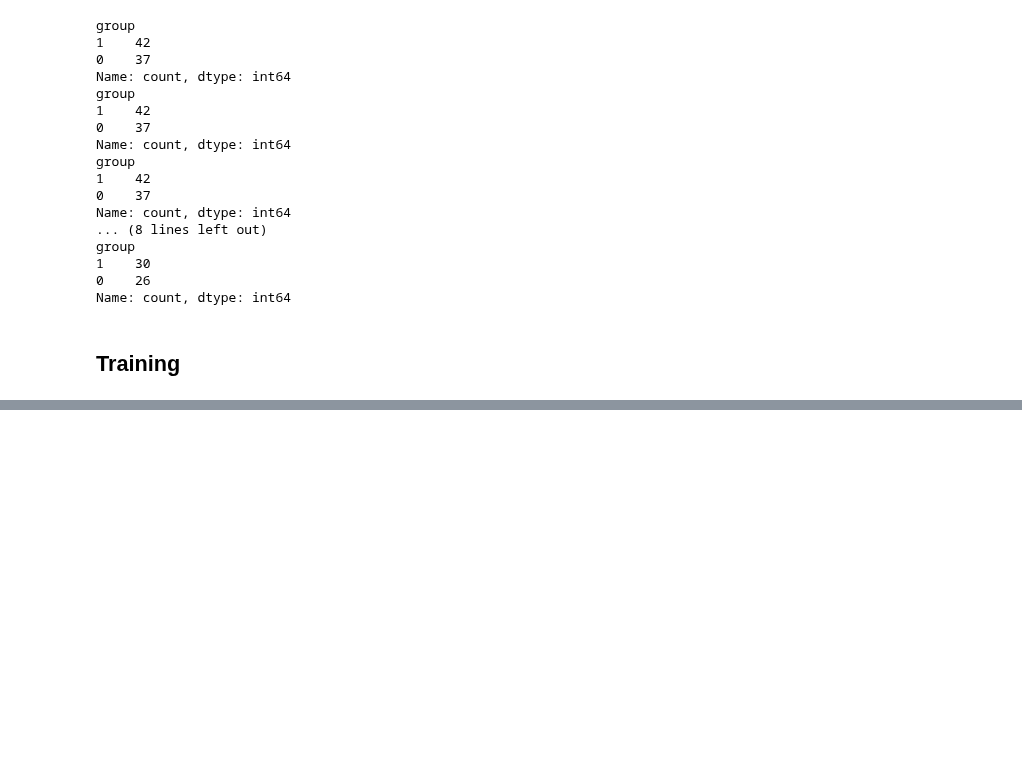
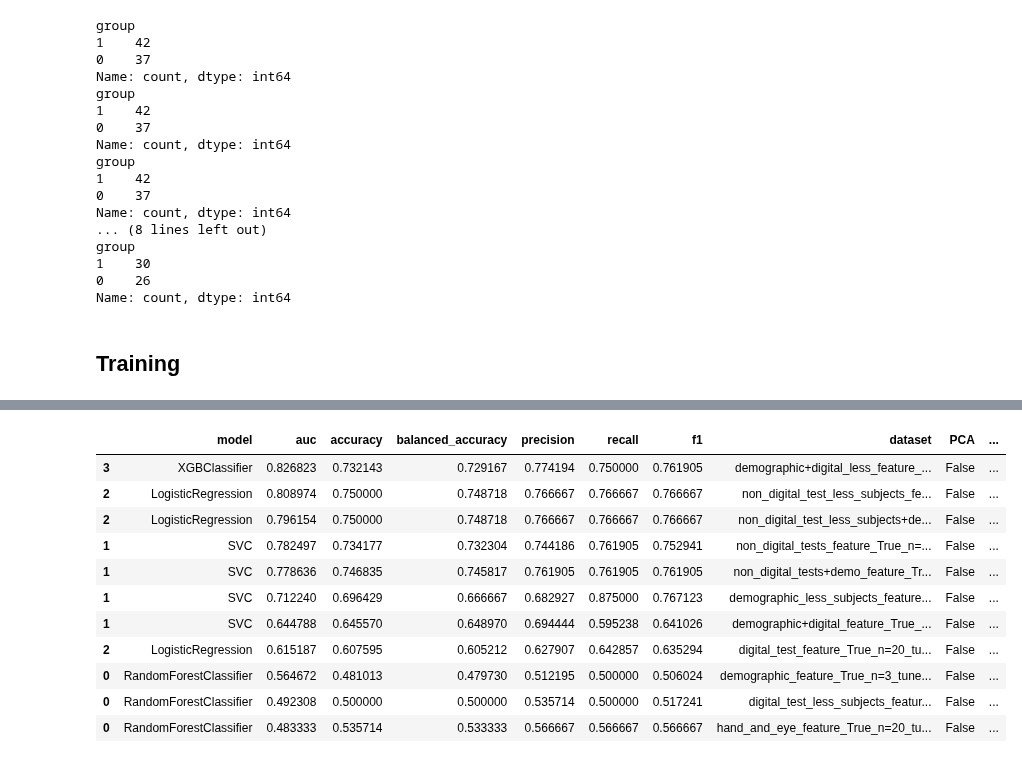
Before and after one commit to gianluca-capelo/tmt-analysis, a Jupyter notebook: notebooks/train.ipynb, the cells around one changed output, grey strips where cells are left out. Saved outputs shown, nothing was run; the diff lists cells and outputs as text; code cells hidden in the pictures; blank space fills up the shorter version.

```diff
--- a/notebooks/train.ipynb
+++ b/notebooks/train.ipynb
@@ -490,3 +605,18 @@ top1_per_dataset.sort_values('auc', ascending=False)
+# %%
+top1_per_dataset[~top1_per_dataset['PCA']].sort_values('auc', ascending=False)
+# %% [output]
+|  | model | auc | accuracy | balanced_accuracy | precision | recall | f1 | dataset | PCA | ... |
+| 3 | XGBClassifier | 0.826823 | 0.732143 | 0.729167 | 0.774194 | 0.750000 | 0.761905 | demographic+digital_less_feature_... | False | ... |
+| 2 | LogisticRegression | 0.808974 | 0.750000 | 0.748718 | 0.766667 | 0.766667 | 0.766667 | non_digital_test_less_subjects_fe... | False | ... |
+| 2 | LogisticRegression | 0.796154 | 0.750000 | 0.748718 | 0.766667 | 0.766667 | 0.766667 | non_digital_test_less_subjects+de... | False | ... |
+| 1 | SVC | 0.782497 | 0.734177 | 0.732304 | 0.744186 | 0.761905 | 0.752941 | non_digital_tests_feature_True_n=... | False | ... |
+| 1 | SVC | 0.778636 | 0.746835 | 0.745817 | 0.761905 | 0.761905 | 0.761905 | non_digital_tests+demo_feature_Tr... | False | ... |
+| 1 | SVC | 0.712240 | 0.696429 | 0.666667 | 0.682927 | 0.875000 | 0.767123 | demographic_less_subjects_feature... | False | ... |
+| 1 | SVC | 0.644788 | 0.645570 | 0.648970 | 0.694444 | 0.595238 | 0.641026 | demographic+digital_feature_True_... | False | ... |
+| 2 | LogisticRegression | 0.615187 | 0.607595 | 0.605212 | 0.627907 | 0.642857 | 0.635294 | digital_test_feature_True_n=20_tu... | False | ... |
+| 0 | RandomForestClassifier | 0.564672 | 0.481013 | 0.479730 | 0.512195 | 0.500000 | 0.506024 | demographic_feature_True_n=3_tune... | False | ... |
+| 0 | RandomForestClassifier | 0.492308 | 0.500000 | 0.500000 | 0.535714 | 0.500000 | 0.517241 | digital_test_less_subjects_featur... | False | ... |
+| 0 | RandomForestClassifier | 0.483333 | 0.535714 | 0.533333 | 0.566667 | 0.566667 | 0.566667 | hand_and_eye_feature_True_n=20_tu... | False | ... |
 # %%
 import pandas as pd
 import matplotlib.pyplot as plt
```
Also changed, not shown: parts of 8 cells of this notebook, 1 other file.
